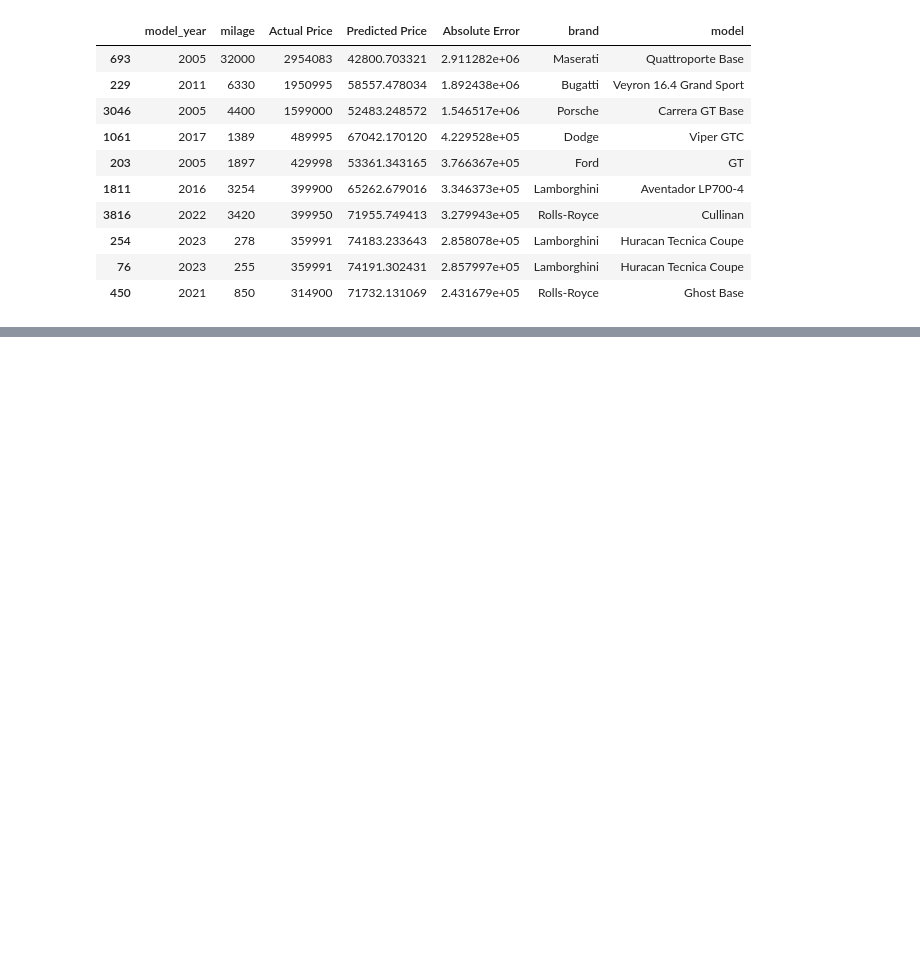
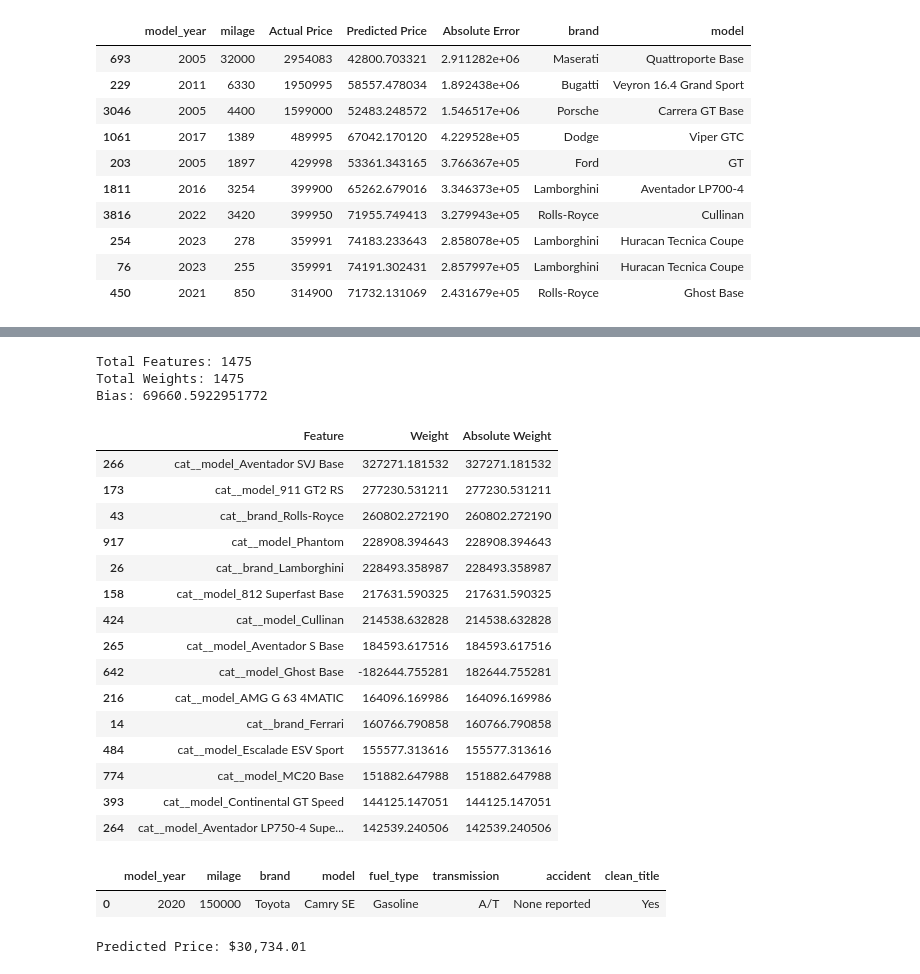
Before and after one commit to Ghostcline/-used-car-price-prediction, a Jupyter notebook: notebooks/01_used_car_prediction.ipynb, the cells around one changed output, grey strips where cells are left out. Drawn from its saved outputs; the diff is of its cells as text; code cells hidden in the pictures; blank space fills up the shorter version.

```diff
--- a/notebooks/01_used_car_prediction.ipynb
+++ b/notebooks/01_used_car_prediction.ipynb
@@ -683,0 +1067,7 @@ worst_predictions
+# %%
+preprocessor_v2 = ColumnTransformer(
+    transformers=[
+        ("num", numerical_pipeline, numerical_features),
+        ("cat", categorical_pipeline_v2, categorical_features)
+    ]
+)
@@ -683,0 +1138,71 @@ worst_predictions
+# %%
+feature_names = best_model.named_steps[
+    "preprocessing"
+].get_feature_names_out()
+
+weights = best_model.named_steps[
+    "model"
+].coef_
+
+bias = best_model.named_steps[
+    "model"
+].intercept_
+
+print("Total Features:", len(feature_names))
+print("Total Weights:", len(weights))
+print("Bias:", bias)
+# %% [output]
+Total Features: 1475
+Total Weights: 1475
+Bias: 69660.5922951772
+# %%
+coefficients = pd.DataFrame({
+    "Feature": feature_names,
+    "Weight": weights
+})
+
+coefficients["Absolute Weight"] = coefficients["Weight"].abs()
+
+coefficients.sort_values(
+    "Absolute Weight",
+    ascending=False
+).head(15)
+# %% [output]
+|  | Feature | Weight | Absolute Weight |
+| 266 | cat__model_Aventador SVJ Base | 327271.181532 | 327271.181532 |
+| 173 | cat__model_911 GT2 RS | 277230.531211 | 277230.531211 |
+| 43 | cat__brand_Rolls-Royce | 260802.272190 | 260802.272190 |
+| 917 | cat__model_Phantom | 228908.394643 | 228908.394643 |
+| 26 | cat__brand_Lamborghini | 228493.358987 | 228493.358987 |
+| 158 | cat__model_812 Superfast Base | 217631.590325 | 217631.590325 |
+| 424 | cat__model_Cullinan | 214538.632828 | 214538.632828 |
+| 265 | cat__model_Aventador S Base | 184593.617516 | 184593.617516 |
+| 642 | cat__model_Ghost Base | -182644.755281 | 182644.755281 |
+| 216 | cat__model_AMG G 63 4MATIC | 164096.169986 | 164096.169986 |
+| 14 | cat__brand_Ferrari | 160766.790858 | 160766.790858 |
+| 484 | cat__model_Escalade ESV Sport | 155577.313616 | 155577.313616 |
+| 774 | cat__model_MC20 Base | 151882.647988 | 151882.647988 |
+| 393 | cat__model_Continental GT Speed | 144125.147051 | 144125.147051 |
+| 264 | cat__model_Aventador LP750-4 Supe... | 142539.240506 | 142539.240506 |
+# %%
+new_car = pd.DataFrame([{
+    "model_year": 2020,
+    "milage": 150000,
+    "brand": "Toyota",
+    "model": "Camry SE",
+    "fuel_type": "Gasoline",
+    "transmission": "A/T",
+    "accident": "None reported",
+    "clean_title": "Yes"
+}])
+
+new_car
+# %% [output]
+|  | model_year | milage | brand | model | fuel_type | transmission | accident | clean_title |
+| 0 | 2020 | 150000 | Toyota | Camry SE | Gasoline | A/T | None reported | Yes |
+# %%
+predicted_price = best_model.predict(new_car)
+
+print(f"Predicted Price: ${predicted_price[0]:,.2f}")
+# %% [output]
+Predicted Price: $30,734.01
```
Also changed, not shown: parts of 34 cells of this notebook, 1 other file.
